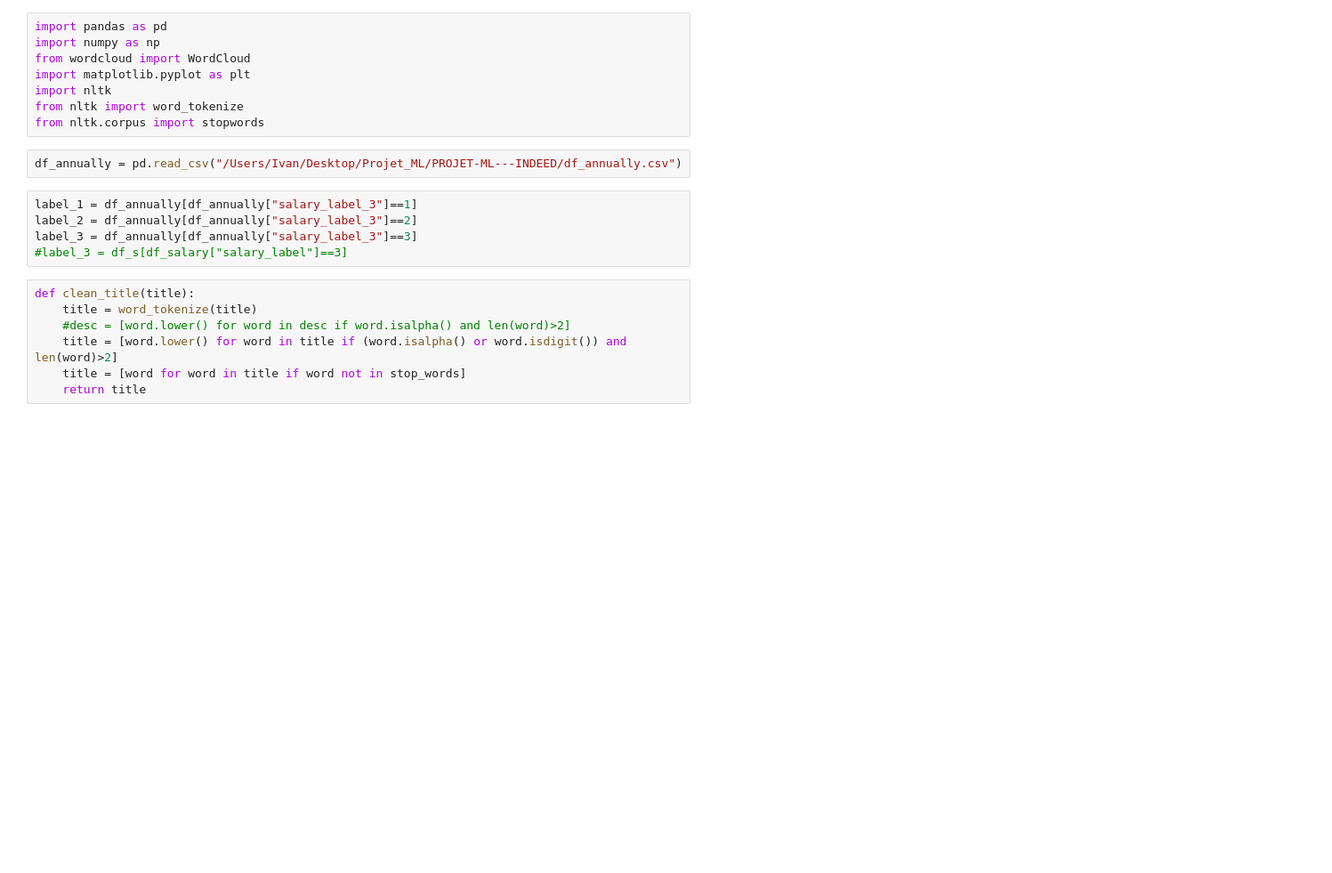
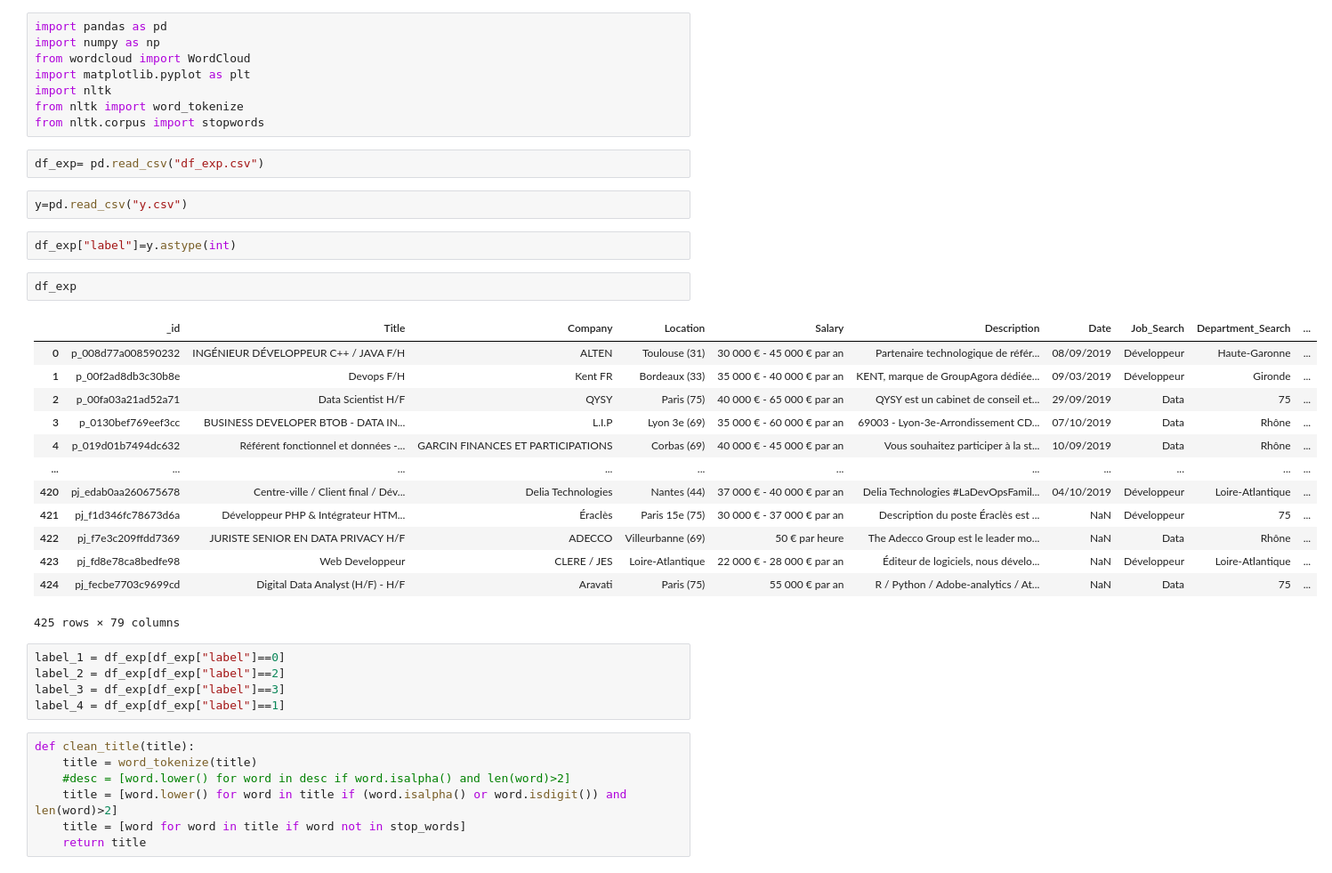
Before and after one commit to Biolfa/PROJET-ML---INDEED, a Jupyter notebook: data_visualisation.ipynb, the cells around one changed output. Shown at 89% size. Drawn from its saved outputs; the diff is of its cells as text; blank space fills up the shorter version.

```diff
--- a/data_visualisation.ipynb
+++ b/data_visualisation.ipynb
@@ -6,13 +6,33 @@ import matplotlib.pyplot as plt
 import nltk
 from nltk import word_tokenize
 from nltk.corpus import stopwords
-# %%
-df_annually = pd.read_csv("/Users/Ivan/Desktop/Projet_ML/PROJET-ML---INDEED/df_annually.csv")
-# %%
-label_1 = df_annually[df_annually["salary_label_3"]==1]
-label_2 = df_annually[df_annually["salary_label_3"]==2]
-label_3 = df_annually[df_annually["salary_label_3"]==3]
-#label_3 = df_s[df_salary["salary_label"]==3]
+# %%
+df_exp= pd.read_csv("df_exp.csv")
+# %%
+y=pd.read_csv("y.csv")
+# %%
+df_exp["label"]=y.astype(int)
+# %%
+df_exp
+# %% [output]
+|  | _id | Title | Company | Location | Salary | Description | Date | Job_Search | Department_Search | ... |
+| 0 | p_008d77a008590232 | INGÉNIEUR DÉVELOPPEUR C++ / JAVA F/H | ALTEN | Toulouse (31) | 30 000 € - 45 000 € par an | Partenaire technologique de référ... | 08/09/2019 | Développeur | Haute-Garonne | ... |
+| 1 | p_00f2ad8db3c30b8e | Devops F/H | Kent FR | Bordeaux (33) | 35 000 € - 40 000 € par an | KENT, marque de GroupAgora dédiée... | 09/03/2019 | Développeur | Gironde | ... |
+| 2 | p_00fa03a21ad52a71 | Data Scientist H/F | QYSY | Paris (75) | 40 000 € - 65 000 € par an | QYSY est un cabinet de conseil et... | 29/09/2019 | Data | 75 | ... |
+| 3 | p_0130bef769eef3cc | BUSINESS DEVELOPER BTOB - DATA IN... | L.I.P | Lyon 3e (69) | 35 000 € - 60 000 € par an | 69003 - Lyon-3e-Arrondissement CD... | 07/10/2019 | Data | Rhône | ... |
+| 4 | p_019d01b7494dc632 | Référent fonctionnel et données -... | GARCIN FINANCES ET PARTICIPATIONS | Corbas (69) | 40 000 € - 45 000 € par an | Vous souhaitez participer à la st... | 10/09/2019 | Data | Rhône | ... |
+| ... | ... | ... | ... | ... | ... | ... | ... | ... | ... | ... |
+| 420 | pj_edab0aa260675678 | Centre-ville / Client final / Dév... | Delia Technologies | Nantes (44) | 37 000 € - 40 000 € par an | Delia Technologies #LaDevOpsFamil... | 04/10/2019 | Développeur | Loire-Atlantique | ... |
+| 421 | pj_f1d346fc78673d6a | Développeur PHP & Intégrateur HTM... | Éraclès | Paris 15e (75) | 30 000 € - 37 000 € par an | Description du poste Éraclès est ... | NaN | Développeur | 75 | ... |
+| 422 | pj_f7e3c209ffdd7369 | JURISTE SENIOR EN DATA PRIVACY H/F | ADECCO | Villeurbanne (69) | 50 € par heure | The Adecco Group est le leader mo... | NaN | Data | Rhône | ... |
+| 423 | pj_fd8e78ca8bedfe98 | Web Developpeur | CLERE / JES | Loire-Atlantique | 22 000 € - 28 000 € par an | Éditeur de logiciels, nous dévelo... | NaN | Développeur | Loire-Atlantique | ... |
+| 424 | pj_fecbe7703c9699cd | Digital Data Analyst (H/F) - H/F | Aravati | Paris (75) | 55 000 € par an | R / Python / Adobe-analytics / At... | NaN | Data | 75 | ... |
+425 rows × 79 columns
+# %%
+label_1 = df_exp[df_exp["label"]==0]
+label_2 = df_exp[df_exp["label"]==2]
+label_3 = df_exp[df_exp["label"]==3]
+label_4 = df_exp[df_exp["label"]==1]
 # %%
 def clean_title(title):
     title = word_tokenize(title)
```
Also changed, not shown: parts of 20 cells of this notebook, 16 other files.
